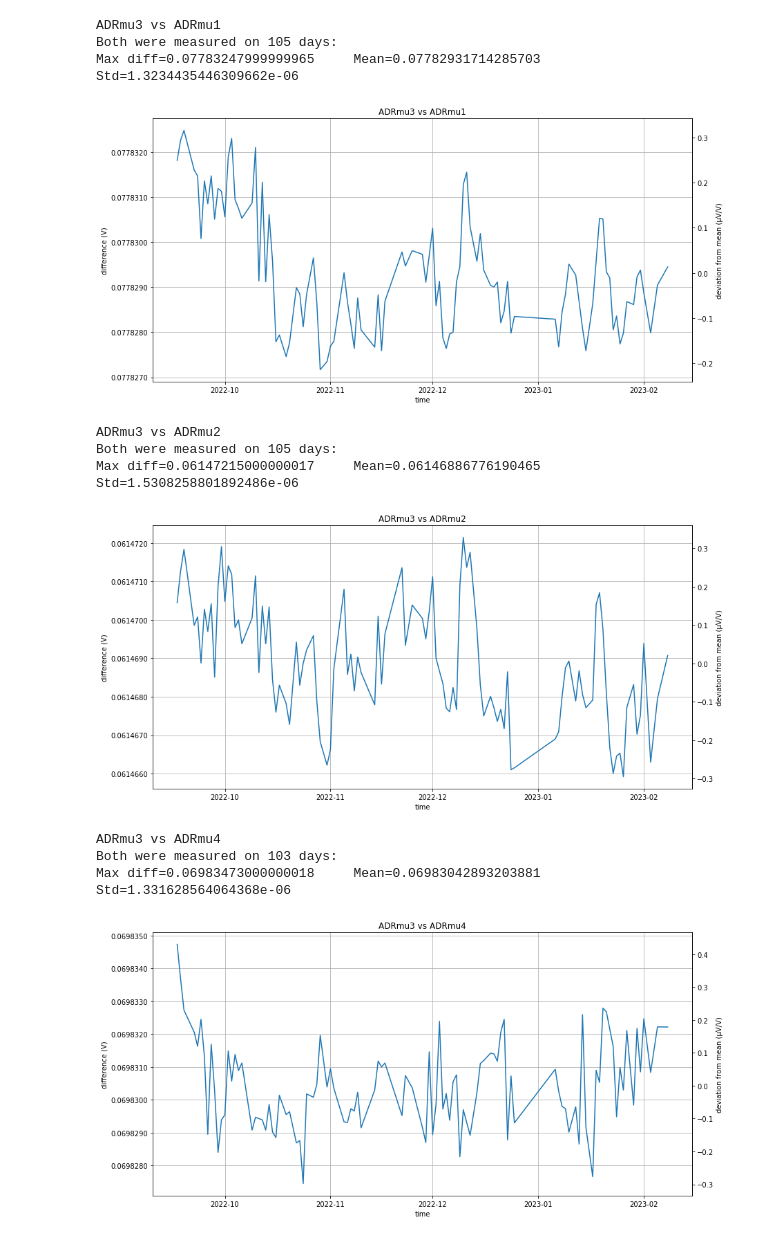
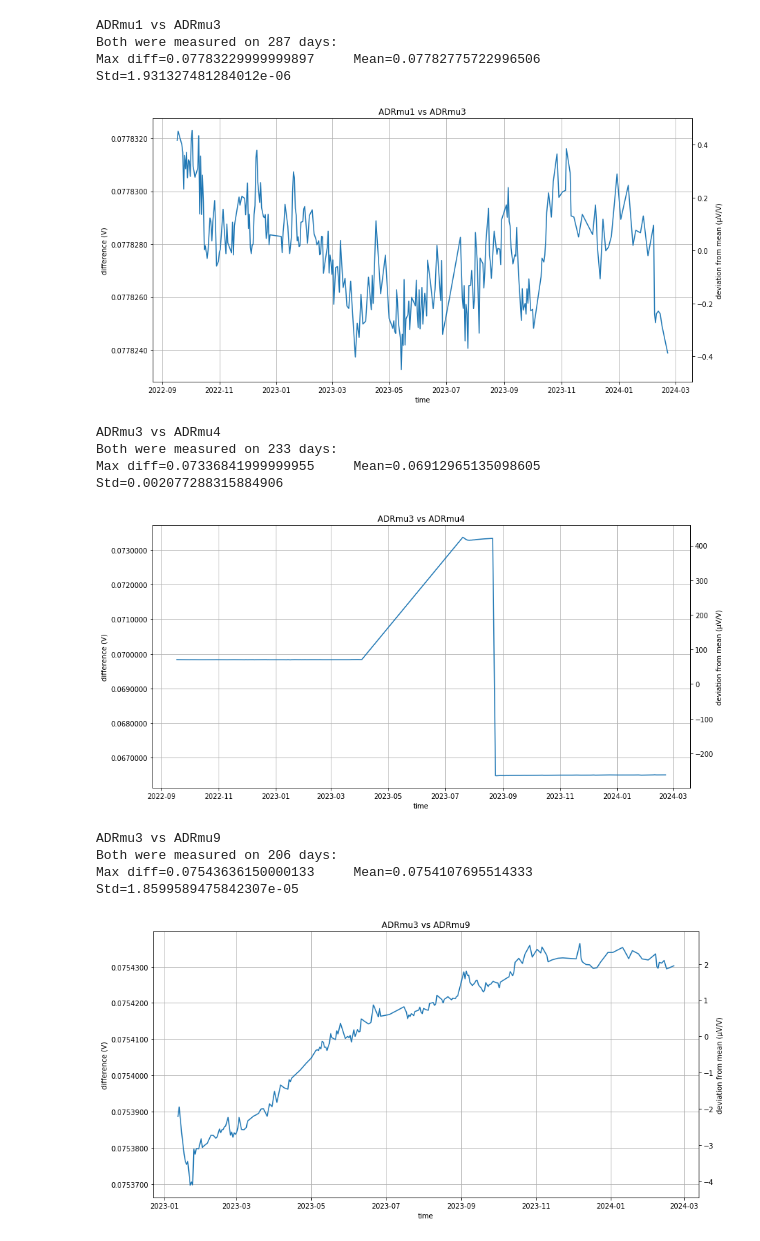
Before and after one commit to marcoreps/ADRmu, a Jupyter notebook: results/ADRmu3_drift.ipynb, the cells around one changed output. Drawn from its saved outputs; the diff is of its cells as text; code cells hidden in the pictures.

```diff
--- a/results/ADRmu3_drift.ipynb
+++ b/results/ADRmu3_drift.ipynb
@@ -9,7 +9,7 @@ dut="ADRmu3"
 raw=pd.read_csv("https://raw.githubusercontent.com/marcoreps/multiinstrumentalist/master/csv/"+dut+"-3458A.csv", usecols=columns)
 
 # Use datetime as index
-raw["Time"] = pd.to_datetime(raw["Time"])
+raw["Time"] = pd.to_datetime(raw["Time"], unit='ms')
 raw = raw.set_index(pd.DatetimeIndex(raw["Time"]))
 raw = raw.drop('Time', axis=1)
 
@@ -59,7 +59,7 @@ def MUvsMU(dut1, dut2):
     DUT_two=pd.read_csv("https://raw.githubusercontent.com/marcoreps/multiinstrumentalist/master/csv/"+dut2+"-3458A.csv", usecols=columns)
 
     # Use datetime as index
-    DUT_one["Time"] = pd.to_datetime(DUT_one["Time"])
+    DUT_one["Time"] = pd.to_datetime(DUT_one["Time"], unit='ms')
     DUT_one = DUT_one.set_index(pd.DatetimeIndex(DUT_one["Time"]))
     DUT_one = DUT_one.drop('Time', axis=1)
     DUT_one = DUT_one.rename(columns={"3458A": "one"})
@@ -67,7 +67,7 @@ def MUvsMU(dut1, dut2):
     # Resample to one daily value
     daily_one = DUT_one.resample("d").median()
 
-    DUT_two["Time"] = pd.to_datetime(DUT_two["Time"])
+    DUT_two["Time"] = pd.to_datetime(DUT_two["Time"], unit='ms')
     DUT_two = DUT_two.set_index(pd.DatetimeIndex(DUT_two["Time"]))
     DUT_two = DUT_two.drop('Time', axis=1)
     DUT_two = DUT_two.rename(columns={"3458A": "two"})
@@ -82,46 +82,47 @@ def MUvsMU(dut1, dut2):
     print("Both were measured on "+str(len(both))+" days:")
     print("Max diff="+str(both["diff"].max())+" \
     Mean="+str(both["diff"].mean())+" \
     Std="+str(both["diff"].std()))
 
     # Conversion functions for secondary Y-axis
     def to_ppm(x):
         return (x-both["diff"].mean())/.00001
 
     def from_ppm(x):
         return x*.00001+both["diff"].mean()
 
     # Set up a plot
     plt.rcParams["figure.figsize"] = [14, 7]
     fig, ax = plt.subplots()
     ax.grid()
     ax.set(xlabel='time', ylabel='difference (V)', title=dut1+' vs '+dut2)
     ax.plot(both["diff"])
 
     # Set up a secondary Y-axis
     secax = ax.secondary_yaxis('right', functions=(to_ppm, from_ppm))
     secax.set_ylabel('deviation from mean (µV/V)')
     ax.yaxis.set_major_formatter(FormatStrFormatter('%.7f'))
 
     plt.show()
 
-MUvsMU("ADRmu3", "ADRmu1")
-MUvsMU("ADRmu3", "ADRmu2")
+MUvsMU("ADRmu1", "ADRmu3")
 MUvsMU("ADRmu3", "ADRmu4")
-MUvsMU("ADRmu3", "ADRmu5")
-MUvsMU("ADRmu3", "ADRmu7")
 MUvsMU("ADRmu3", "ADRmu9")
 MUvsMU("ADRmu3", "ADRmu12")
+MUvsMU("ADRmu3", "ADRmu11")
+MUvsMU("ADRmu3", "ADRmu6")
+MUvsMU("ADRmu3", "ADRmu15")
+MUvsMU("ADRmu3", "ADRmu20")
 # %% [output]
-ADRmu3 vs ADRmu1
-Both were measured on 105 days:
-Max diff=0.07783247999999965     Mean=0.07782931714285703     Std=1.3234435446309662e-06
+ADRmu1 vs ADRmu3
+Both were measured on 287 days:
+Max diff=0.07783229999999897     Mean=0.07782775722996506     Std=1.931327481284012e-06
-[figure, old version]
+[figure, new version]
-ADRmu3 vs ADRmu2
-Both were measured on 105 days:
-Max diff=0.06147215000000017     Mean=0.06146886776190465     Std=1.5308258801892486e-06
+ADRmu3 vs ADRmu4
+Both were measured on 233 days:
+Max diff=0.07336841999999955     Mean=0.06912965135098605     Std=0.002077288315884906
-[figure, old version]
+[figure, new version]
-ADRmu3 vs ADRmu4
-Both were measured on 103 days:
-Max diff=0.06983473000000018     Mean=0.06983042893203881     Std=1.331628564064368e-06
+ADRmu3 vs ADRmu9
+Both were measured on 206 days:
+Max diff=0.07543636150000133     Mean=0.0754107695514333     Std=1.8599589475842307e-05
-[figure, old version]
+[figure, new version]
```
Also changed, not shown: parts of 2 cells of this notebook, 7 other files.
